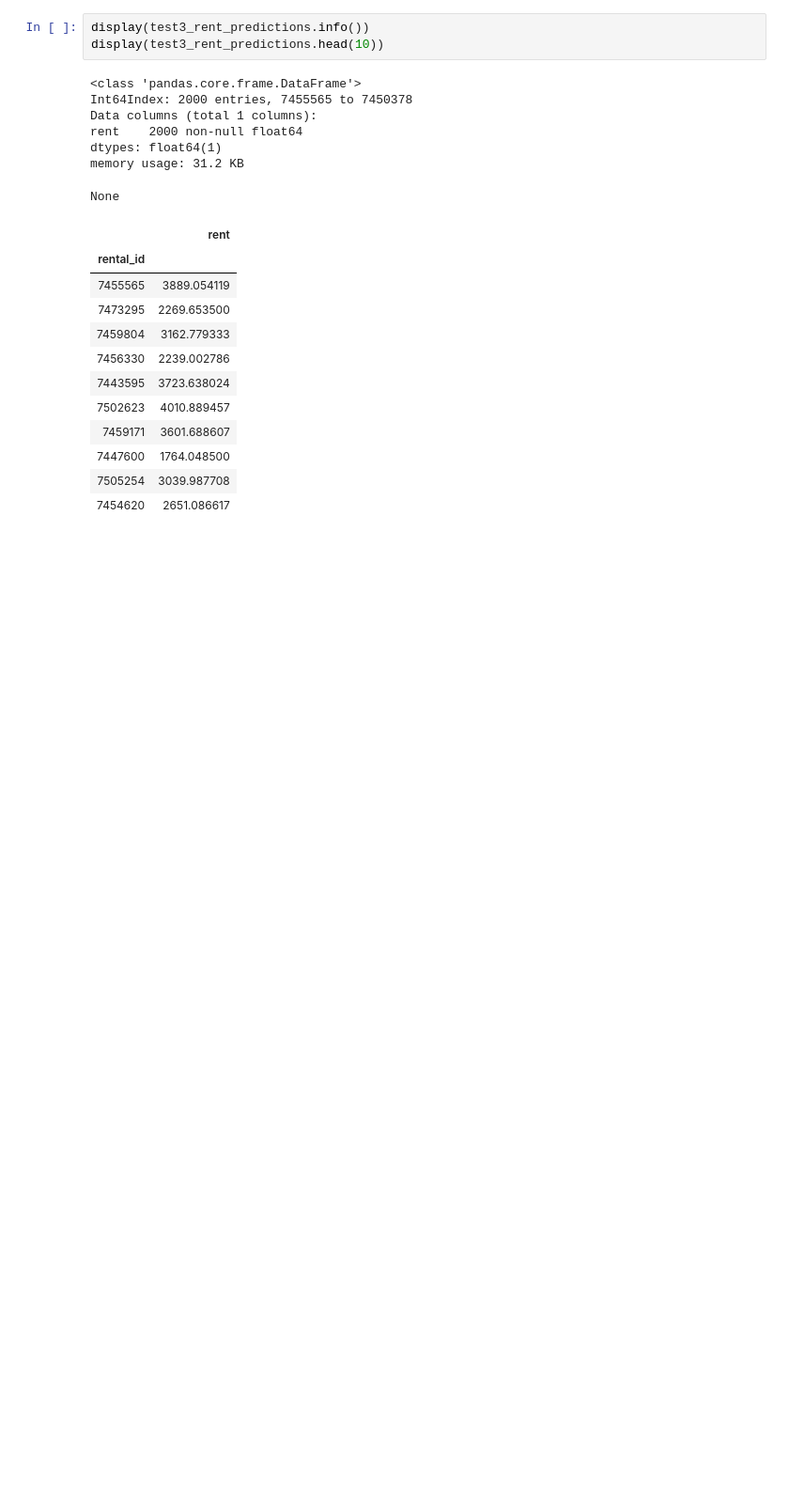
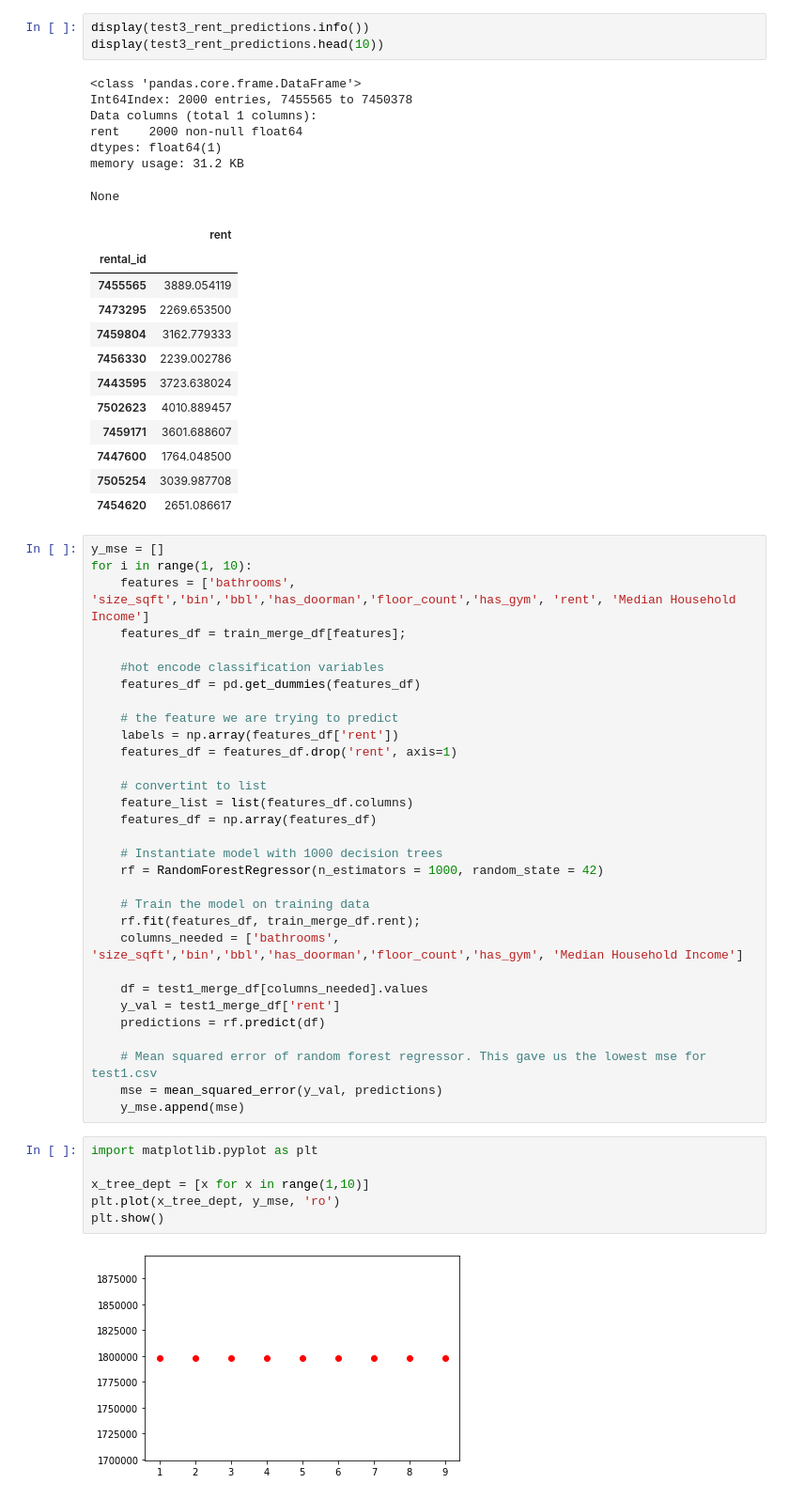
Before and after one commit to simplisticmartin/Godzillow, a Jupyter notebook: main.ipynb, the cells around one changed output. Shown at 94% size. Cells and saved outputs as stored; diff of their text form; blank space fills up the shorter version.

```diff
--- a/main.ipynb
+++ b/main.ipynb
@@ -335,3 +335,42 @@ None
 | 7447600 | 1764.048500 |
 | 7505254 | 3039.987708 |
 | 7454620 | 2651.086617 |
+# %%
+y_mse = []
+for i in range(1, 10):
+    features = ['bathrooms', 'size_sqft','bin','bbl','has_doorman','floor_count','has_gym', 'rent', 'Median Household Income']
+    features_df = train_merge_df[features];
+
+    #hot encode classification variables
+    features_df = pd.get_dummies(features_df)
+
+    # the feature we are trying to predict
+    labels = np.array(features_df['rent'])
+    features_df = features_df.drop('rent', axis=1)
+
+    # convertint to list
+    feature_list = list(features_df.columns)
+    features_df = np.array(features_df)
+
+    # Instantiate model with 1000 decision trees
+    rf = RandomForestRegressor(n_estimators = 1000, random_state = 42)
+
+    # Train the model on training data
+    rf.fit(features_df, train_merge_df.rent);
+    columns_needed = ['bathrooms', 'size_sqft','bin','bbl','has_doorman','floor_count','has_gym', 'Median Household Income']
+
+    df = test1_merge_df[columns_needed].values
+    y_val = test1_merge_df['rent']
+    predictions = rf.predict(df)
+
+    # Mean squared error of random forest regressor. This gave us the lowest mse for test1.csv
+    mse = mean_squared_error(y_val, predictions)
+    y_mse.append(mse)
+# %%
+import matplotlib.pyplot as plt
+
+x_tree_dept = [x for x in range(1,10)]
+plt.plot(x_tree_dept, y_mse, 'ro')
+plt.show()
+# %% [output]
+[figure, added]
```
Also changed, not shown: parts of 1 cell of this notebook.
